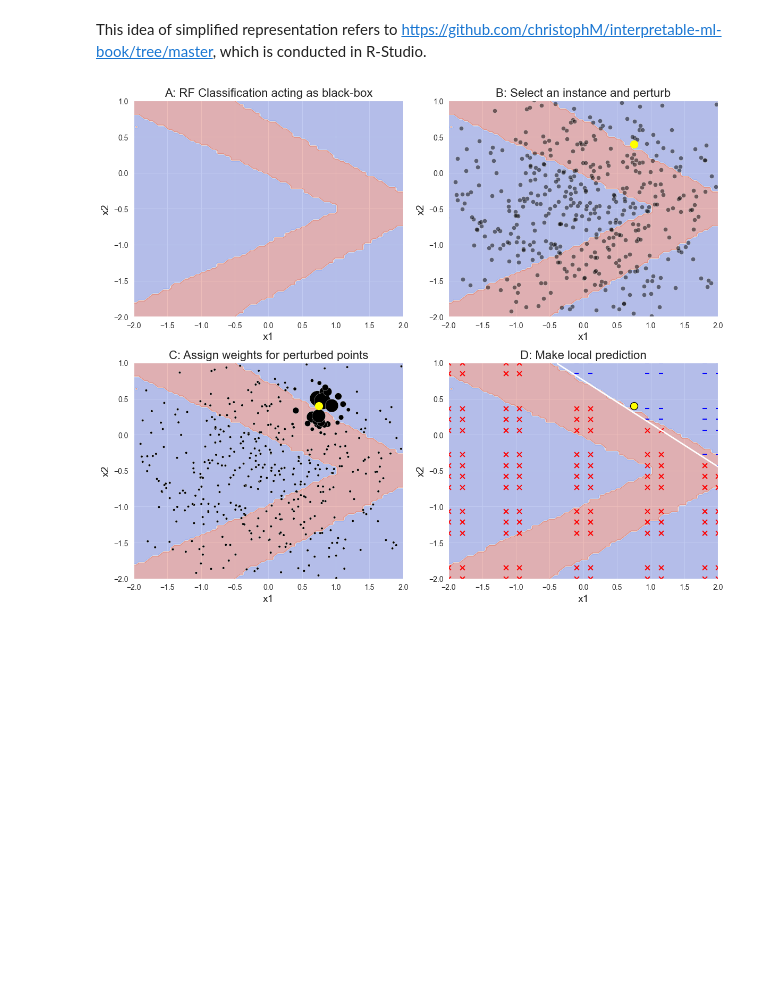
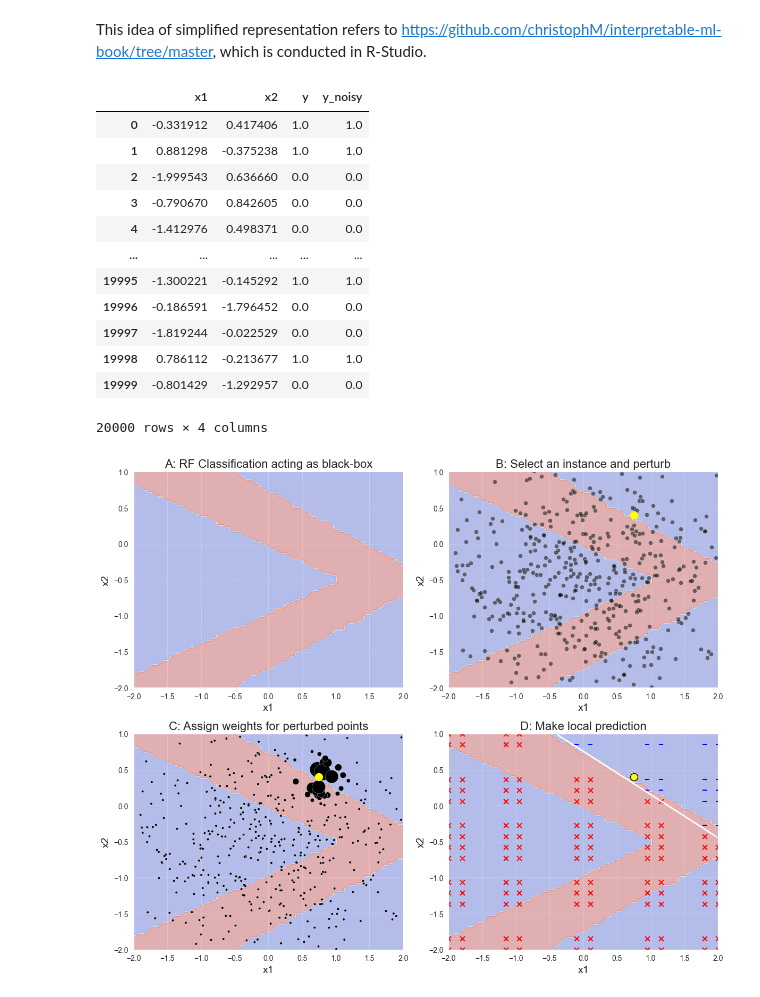
Before and after one commit to JuHaoran66/LIME, a Jupyter notebook: simplified presentation_linear.ipynb, the cells around one changed output. Saved outputs shown, nothing was run; the diff lists cells and outputs as text; code cells hidden in the pictures; blank space fills up the shorter version.

```diff
--- a/simplified presentation_linear.ipynb
+++ b/simplified presentation_linear.ipynb
@@ -28,6 +28,22 @@ y = get_y(x1, x2)
 y_noisy = get_y(x1, x2, noise_prob=0.01)
 # %%
 lime_training_df = pd.DataFrame({'x1': x1, 'x2': x2, 'y': y, 'y_noisy': y_noisy})
+# %%
+lime_training_df
+# %% [output]
+|  | x1 | x2 | y | y_noisy |
+| 0 | -0.331912 | 0.417406 | 1.0 | 1.0 |
+| 1 | 0.881298 | -0.375238 | 1.0 | 1.0 |
+| 2 | -1.999543 | 0.636660 | 0.0 | 0.0 |
+| 3 | -0.790670 | 0.842605 | 0.0 | 0.0 |
+| 4 | -1.412976 | 0.498371 | 0.0 | 0.0 |
+| ... | ... | ... | ... | ... |
+| 19995 | -1.300221 | -0.145292 | 1.0 | 1.0 |
+| 19996 | -0.186591 | -1.796452 | 0.0 | 0.0 |
+| 19997 | -1.819244 | -0.022529 | 0.0 | 0.0 |
+| 19998 | 0.786112 | -0.213677 | 1.0 | 1.0 |
+| 19999 | -0.801429 | -1.292957 | 0.0 | 0.0 |
+20000 rows × 4 columns
 # %%
 rf = RandomForestClassifier(n_estimators=100, random_state= 1)
 rf.fit(lime_training_df[['x1', 'x2']], lime_training_df['y_noisy'])
```
Also changed, not shown: 11 other files.
